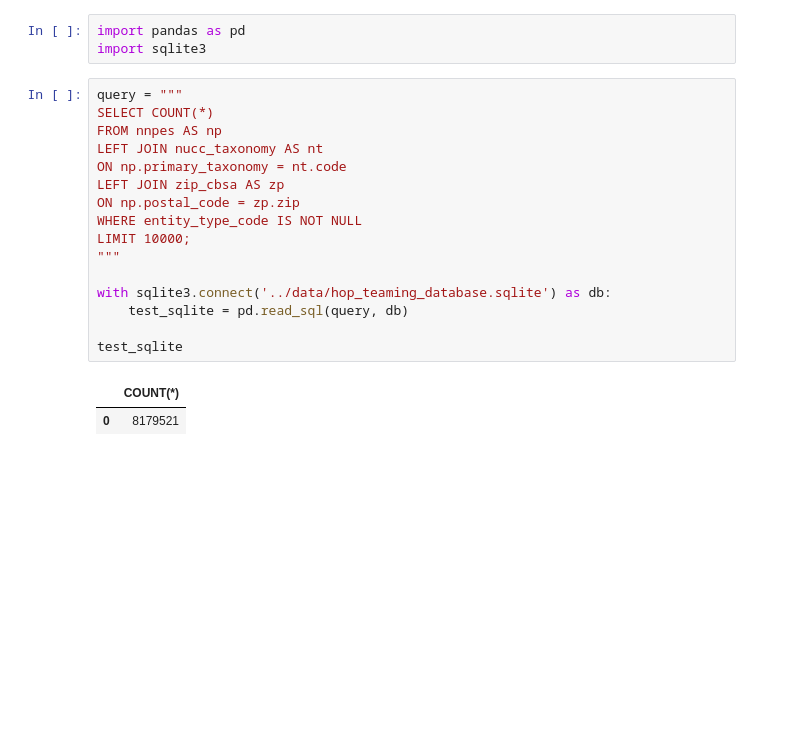
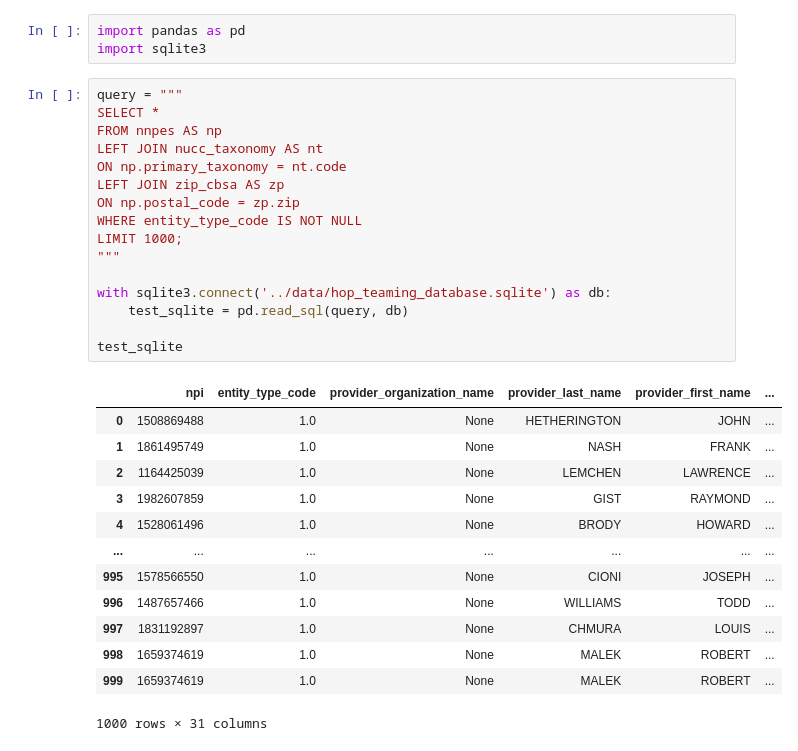
Before and after one commit to nss-data-science-cohort-6/hop_team-the-hindenburgs, a Jupyter notebook: notebooks/hop_team_exploration.ipynb, the cells around one changed output. Drawn from its saved outputs; the diff is of its cells as text; blank space fills up the shorter version.

```diff
--- a/notebooks/hop_team_exploration.ipynb
+++ b/notebooks/hop_team_exploration.ipynb
@@ -3,23 +3,34 @@ import pandas as pd
 import sqlite3
 # %%
 query = """
-SELECT COUNT(*)
+SELECT *
 FROM nnpes AS np
 LEFT JOIN nucc_taxonomy AS nt
 ON np.primary_taxonomy = nt.code
 LEFT JOIN zip_cbsa AS zp
 ON np.postal_code = zp.zip
 WHERE entity_type_code IS NOT NULL
-LIMIT 10000;
+LIMIT 1000;
 """
 
 with sqlite3.connect('../data/hop_teaming_database.sqlite') as db:
     test_sqlite = pd.read_sql(query, db)
 
 test_sqlite
 # %% [output]
-|  | COUNT(*) |
-| 0 | 8179521 |
+|  | npi | entity_type_code | provider_organization_name | provider_last_name | provider_first_name | ... |
+| 0 | 1508869488 | 1.0 | None | HETHERINGTON | JOHN | ... |
+| 1 | 1861495749 | 1.0 | None | NASH | FRANK | ... |
+| 2 | 1164425039 | 1.0 | None | LEMCHEN | LAWRENCE | ... |
+| 3 | 1982607859 | 1.0 | None | GIST | RAYMOND | ... |
+| 4 | 1528061496 | 1.0 | None | BRODY | HOWARD | ... |
+| ... | ... | ... | ... | ... | ... | ... |
+| 995 | 1578566550 | 1.0 | None | CIONI | JOSEPH | ... |
+| 996 | 1487657466 | 1.0 | None | WILLIAMS | TODD | ... |
+| 997 | 1831192897 | 1.0 | None | CHMURA | LOUIS | ... |
+| 998 | 1659374619 | 1.0 | None | MALEK | ROBERT | ... |
+| 999 | 1659374619 | 1.0 | None | MALEK | ROBERT | ... |
+1000 rows × 31 columns
 # %%
 query = """
 SELECT *
```
Also changed, not shown: parts of 7 cells of this notebook.
